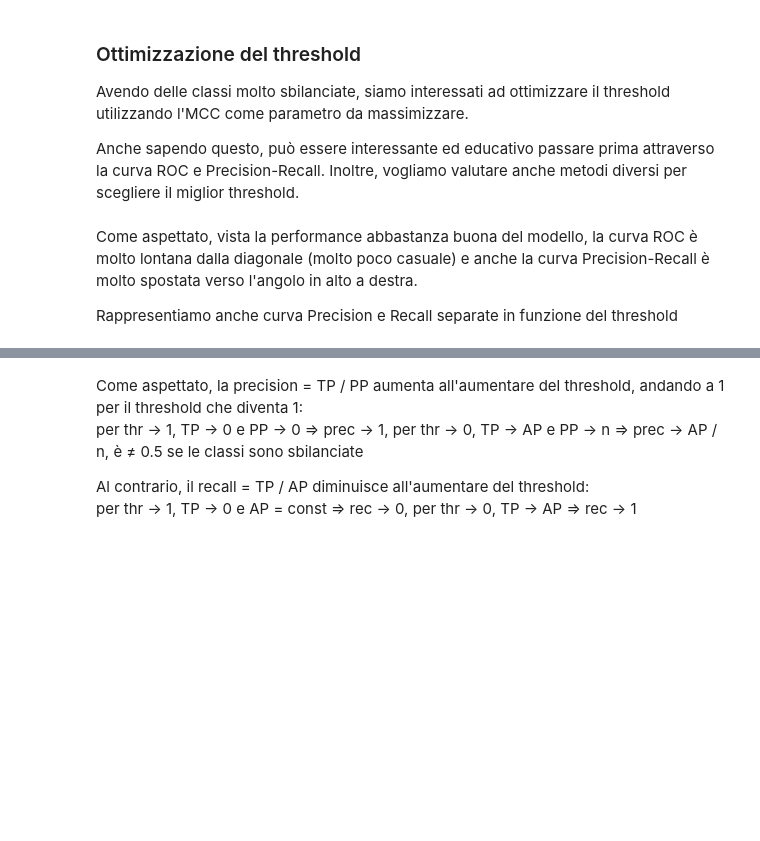
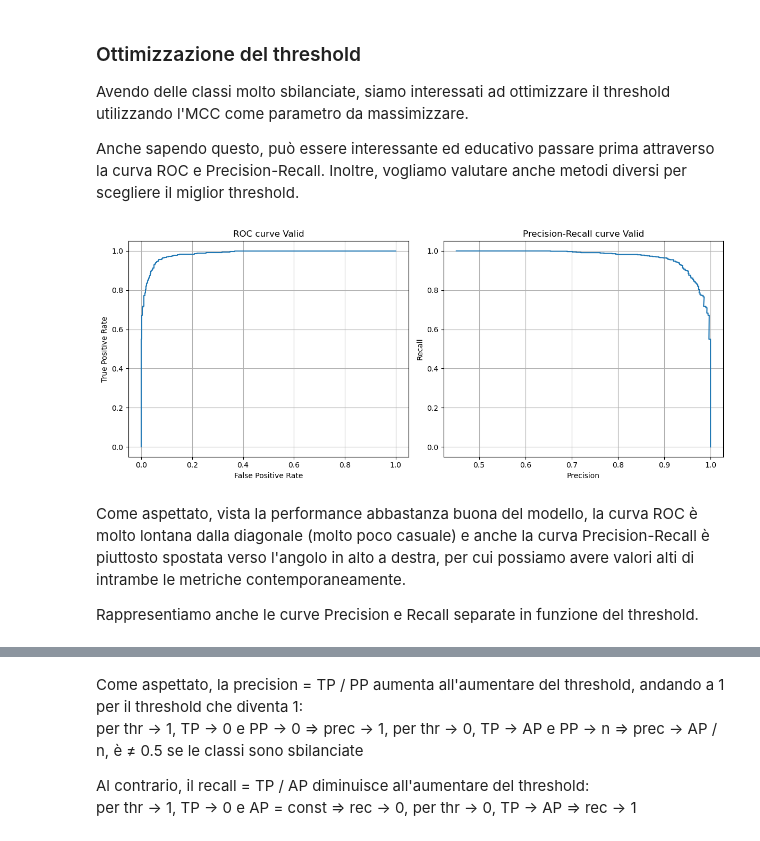
Before and after one commit to CarloDegasperi/DataScience, a Jupyter notebook: notebooks/classification/04_logistic_regression.ipynb, the cells around one changed output, grey strips where cells are left out. Cells and saved outputs as stored; diff of their text form; code cells hidden in the pictures; blank space fills up the shorter version.

```diff
--- a/notebooks/classification/04_logistic_regression.ipynb
+++ b/notebooks/classification/04_logistic_regression.ipynb
@@ -165,30 +186,34 @@ Anche sapendo questo, può essere interessante ed educativo passare prima attrav
 # %%
 # disegnamo la curva ROC e Precision-Recall
 fig, axes = plt.subplots(1, 2, figsize=(12, 5))
 
 y_proba_va = model_binary.predict_proba(bi_X_valid)[:, 1] # restituisce le predizioni in forma di probabilità, quindi permette di disegnare la ROC
 
 # parametri per la curva ROC
 fpr,tpr,thr = metrics.roc_curve(bi_y_valid,y_proba_va)
 
 ax0 = axes[0]
-sns.lineplot(x=fpr, y=tpr, ax=ax0)
+ax0.plot(fpr, tpr)
 ax0.set_xlabel('False Positive Rate')
 ax0.set_ylabel('True Positive Rate')
+ax0.set_title('ROC curve Valid')
 ax0.grid()
 
 # parametri per la curva Precision-Recall
 prec,rec,thr = metrics.precision_recall_curve(bi_y_valid,y_proba_va)
 
 ax1 = axes[1]
-sns.lineplot(x=prec, y=rec, ax=ax1)
+ax1.plot(prec, rec)
 ax1.set_xlabel('Precision')
 ax1.set_ylabel('Recall')
+ax1.set_title('Precision-Recall curve Valid')
 ax1.grid()
 
 plt.tight_layout()
+# %% [output]
+[figure, added]
 # %% [markdown]
-Come aspettato, vista la performance abbastanza buona del modello, la curva ROC è molto lontana dalla diagonale (molto poco casuale) e anche la curva Precision-Recall è molto spostata verso l'angolo in alto a destra.
+Come aspettato, vista la performance abbastanza buona del modello, la curva ROC è molto lontana dalla diagonale (molto poco casuale) e anche la curva Precision-Recall è piuttosto spostata verso l'angolo in alto a destra, per cui possiamo avere valori alti di intrambe le metriche contemporaneamente.
 
-Rappresentiamo anche curva Precision e Recall separate in funzione del threshold
+Rappresentiamo anche le curve Precision e Recall separate in funzione del threshold.
 # %%
```
Also changed, not shown: parts of 41 cells of this notebook, 12 other files.
